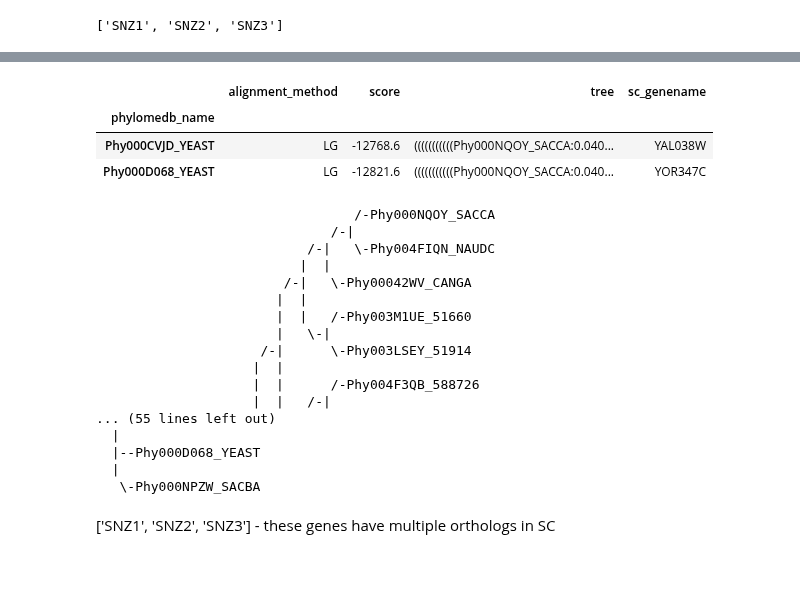
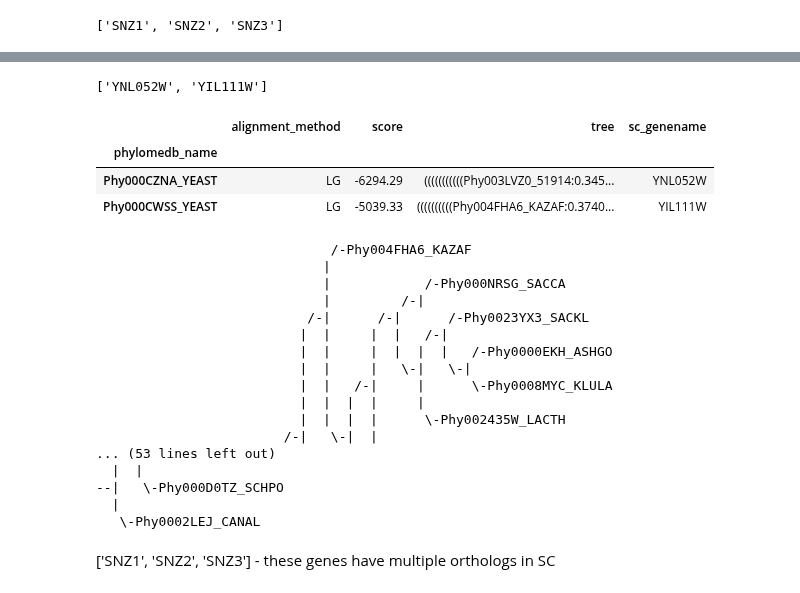
Before and after one commit to heineike02/yeast_esr_expression_analysis, a Jupyter notebook: scripts/20171030_phylogenetic_trees.ipynb, the cells around one changed output, grey strips where cells are left out. Saved outputs shown, nothing was run; the diff lists cells and outputs as text; code cells hidden in the pictures.

```diff
--- a/scripts/20171030_phylogenetic_trees.ipynb
+++ b/scripts/20171030_phylogenetic_trees.ipynb
@@ -233,40 +209,60 @@ ohnologs_expression_sorted[(ohnologs_expression_sorted['sc_genename_low'].isin(s
 | 264 | KEL2 | YGR238C | KEL1 | YHR158C | 0.050599 | ... |
 | 266 | SKG6 | YHR149C | TOS2 | YGR221C | -2.719425 | ... |
 # %%
-gois = ['CDC19','PYK2']
-
+gois = ['COX5A','COX5B']
+print(io_library.SC_orf_lookup_by_name(gois))
 trees[trees['sc_genename'].isin(io_library.SC_orf_lookup_by_name(gois))]
 # %% [output]
+['YNL052W', 'YIL111W']
 |  | alignment_method | score | tree | sc_genename |
 | phylomedb_name |  |  |  |  |
-| Phy000CVJD_YEAST | LG | -12768.6 | (((((((((((Phy000NQOY_SACCA:0.040... | YAL038W |
-| Phy000D068_YEAST | LG | -12821.6 | (((((((((((Phy000NQOY_SACCA:0.040... | YOR347C |
+| Phy000CZNA_YEAST | LG | -6294.29 | (((((((((((Phy003LVZ0_51914:0.345... | YNL052W |
+| Phy000CWSS_YEAST | LG | -5039.33 | ((((((((((Phy004FHA6_KAZAF:0.3740... | YIL111W |
 # %%
 #view tree for a given sc common name
 #gois = ['ERV15','ERV14','AKR2','AKR1','YML018C','THI74','KDX1','SLT2','AAP1','APE2','MPC2','MPC3']
-goi = ['CDC19']
+goi = ['COX5B']
 tree = Tree(trees[trees['sc_genename']==io_library.SC_orf_lookup_by_name(goi)[0]]['tree'].values[0])
 print(tree)
+
+#prune down to seed and outgroup species
+KLE_branch_seed = "KLULA"
+ZT_branch_seed = "TORDC"
+WGH_branch_seed = "YEAST" #options are "YEAST", "SACCA"
+outgroups = ["CANAL","YARLI", "SCHPO"]
+
+leaf_names = tree.get_leaf_names()
+
+# #Make a count of proteins from each species.
+# leaf_subset = [name for name in leaf_names if name.split('_')[1] in {WGH_branch_seed,KLE_branch_seed,ZT_branch_seed}]
+# leaf_subset_spec = [name.split("_")[1] for name in leaf_subset]
+# leaf_subset_spec_counter = Counter(leaf_subset_spec)
+
+#Prune down tree to include only spec of interest and outgroups
+leaf_subset_with_outgroups = [name for name in leaf_names if name.split('_')[1] in set([WGH_branch_seed,KLE_branch_seed,ZT_branch_seed] + outgroups)]
+tree.prune(leaf_subset_with_outgroups)
+print(tree)
+
 #Tree(trees[trees['sc_genename']==io_library.SC_orf_lookup_by_name(goi)[0]]['tree'])
 #tree = Tree(trees.loc['Phy000CWKY_YEAST','tree'])
 # %% [output]
-                                 /-Phy000NQOY_SACCA
-                              /-|
-                           /-|   \-Phy004FIQN_NAUDC
-                          |  |
-                        /-|   \-Phy00042WV_CANGA
-                       |  |
-                       |  |   /-Phy003M1UE_51660
-                       |   \-|
-                     /-|      \-Phy003LSEY_51914
-                    |  |
-                    |  |      /-Phy004F3QB_588726
-                    |  |   /-|
-... (55 lines left out)
+                              /-Phy004FHA6_KAZAF
+                             |
+                             |            /-Phy000NRSG_SACCA
+                             |         /-|
+                           /-|      /-|      /-Phy0023YX3_SACKL
+                          |  |     |  |   /-|
+                          |  |     |  |  |  |   /-Phy0000EKH_ASHGO
+                          |  |     |   \-|   \-|
+                          |  |   /-|     |      \-Phy0008MYC_KLULA
+                          |  |  |  |     |
+                          |  |  |  |      \-Phy002435W_LACTH
+                        /-|   \-|  |
+... (53 lines left out)
+  |  |
+--|   \-Phy000D0TZ_SCHPO
   |
-  |--Phy000D068_YEAST
-  |
-   \-Phy000NPZW_SACBA
+   \-Phy0002LEJ_CANAL
 # %% [markdown]
 ['SNZ1', 'SNZ2', 'SNZ3'] - these genes have multiple orthologs in SC
 # %% [markdown]
```
Also changed, not shown: parts of 22 cells of this notebook, 3 other files.
